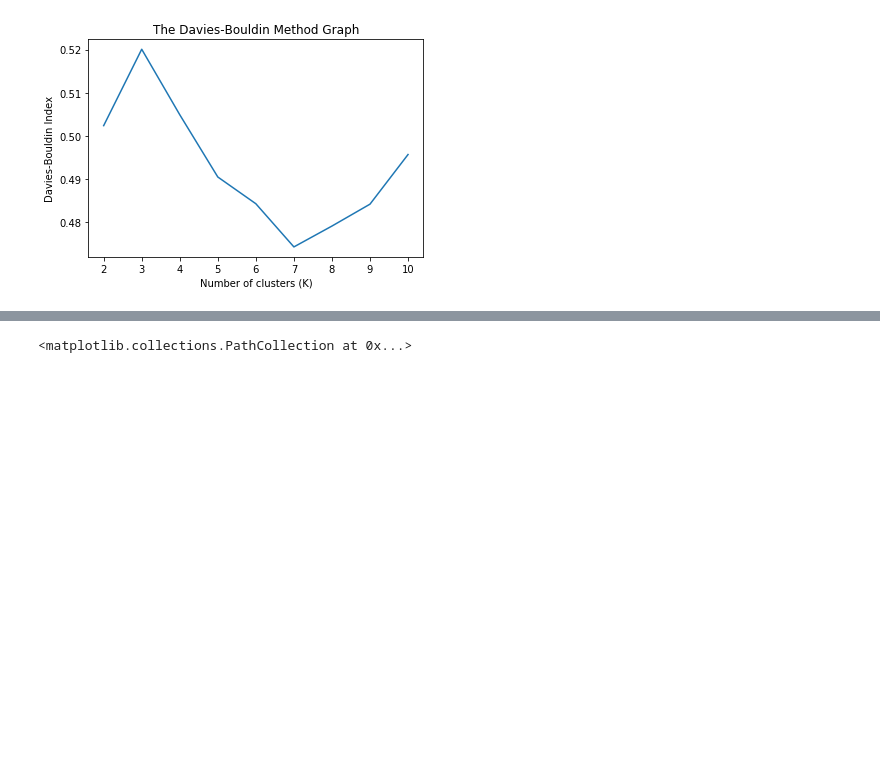
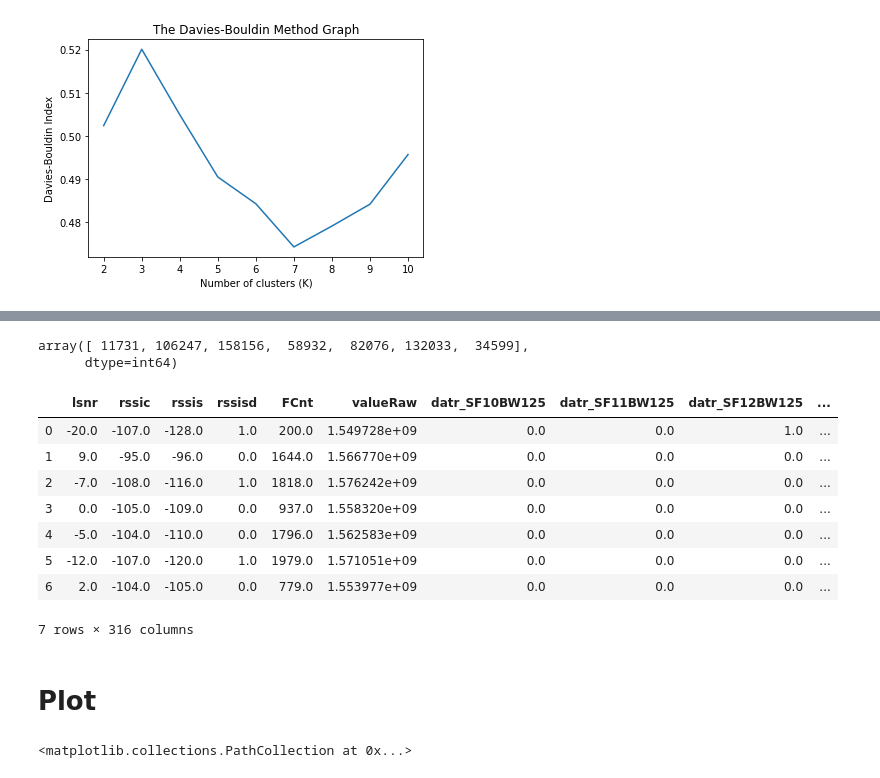
Before and after one commit to spiroskatsampiris/LoRaWAN, a Jupyter notebook: Clustering Approach for Profiling LoRaWAN.ipynb, the cells around one changed output, grey strips where cells are left out. Cells and saved outputs as stored; diff of their text form; code cells hidden in the pictures; blank space fills up the shorter version.

Commit message:
clustering approach V2

```diff
--- a/Clustering Approach for Profiling LoRaWAN.ipynb
+++ b/Clustering Approach for Profiling LoRaWAN.ipynb
@@ -191,0 +225,3 @@ plt.show
+# %%
+data_labeled_dummy = datadum.copy()
+data_labeled_dummy['label'] = labels
@@ -192,3 +232,34 @@ plt.show
+# %%
+closest_index, _ = pairwise_distances_argmin_min(centers , datadum)
+# %%
+closest_index
+# %% [output]
+array([ 11731, 106247, 158156,  58932,  82076, 132033,  34599],
+      dtype=int64)
+# %%
+# make an empty dataframe with data_labeled_dummy columns for the most
+# central point of each cluster
+central_points_df = pd.DataFrame(columns=data_labeled_dummy.columns)
+# %%
+# datadum and data_labeled_dummy are the same, data_labeled_dummy only have cluster_labeled columns
+for index in closest_index:
+    a_row = pd.Series(data_labeled_dummy.iloc[index])
+    row_df = pd.DataFrame([a_row])
+    central_points_df = central_points_df.append(row_df,ignore_index=True)
+# %%
+central_points_df
+# %% [output]
+|  | lsnr | rssic | rssis | rssisd | FCnt | valueRaw | datr_SF10BW125 | datr_SF11BW125 | datr_SF12BW125 | ... |
+| 0 | -20.0 | -107.0 | -128.0 | 1.0 | 200.0 | 1.549728e+09 | 0.0 | 0.0 | 1.0 | ... |
+| 1 | 9.0 | -95.0 | -96.0 | 0.0 | 1644.0 | 1.566770e+09 | 0.0 | 0.0 | 0.0 | ... |
+| 2 | -7.0 | -108.0 | -116.0 | 1.0 | 1818.0 | 1.576242e+09 | 0.0 | 0.0 | 0.0 | ... |
+| 3 | 0.0 | -105.0 | -109.0 | 0.0 | 937.0 | 1.558320e+09 | 0.0 | 0.0 | 0.0 | ... |
+| 4 | -5.0 | -104.0 | -110.0 | 0.0 | 1796.0 | 1.562583e+09 | 0.0 | 0.0 | 0.0 | ... |
+| 5 | -12.0 | -107.0 | -120.0 | 1.0 | 1979.0 | 1.571051e+09 | 0.0 | 0.0 | 0.0 | ... |
+| 6 | 2.0 | -104.0 | -105.0 | 0.0 | 779.0 | 1.553977e+09 | 0.0 | 0.0 | 0.0 | ... |
+7 rows × 316 columns
+# %% [markdown]
+# Plot
 # %%
 from matplotlib import pyplot as plt
 # %%
```
Also changed, not shown: parts of 12 cells of this notebook.
